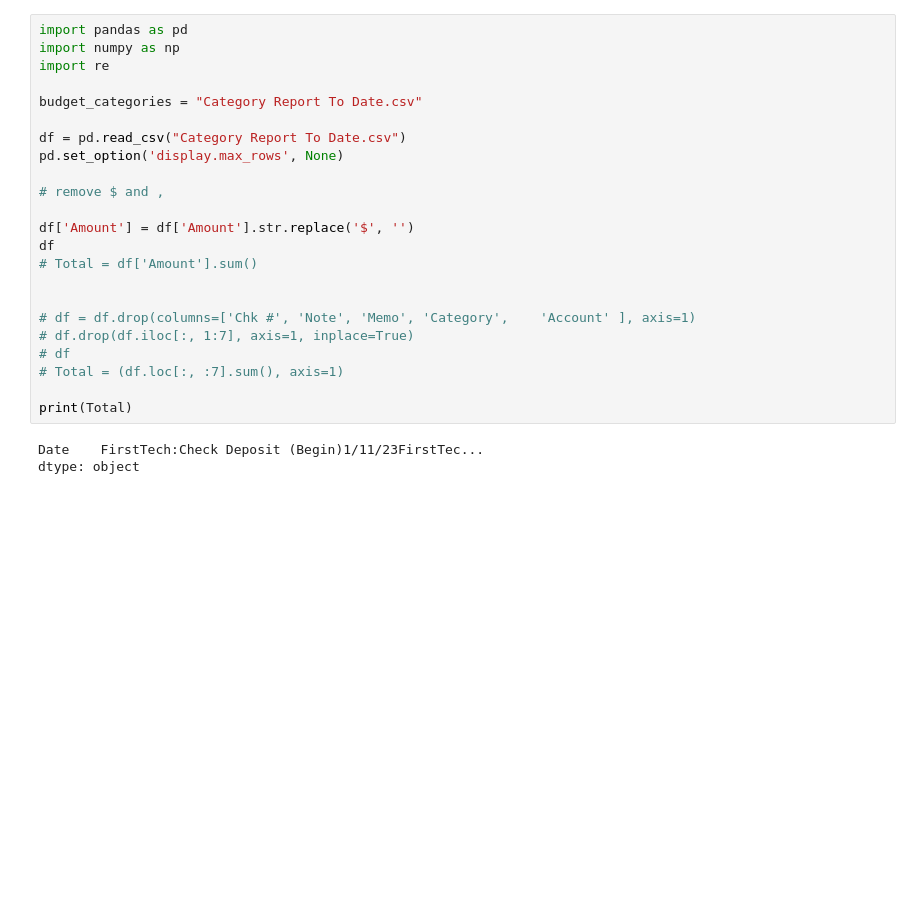
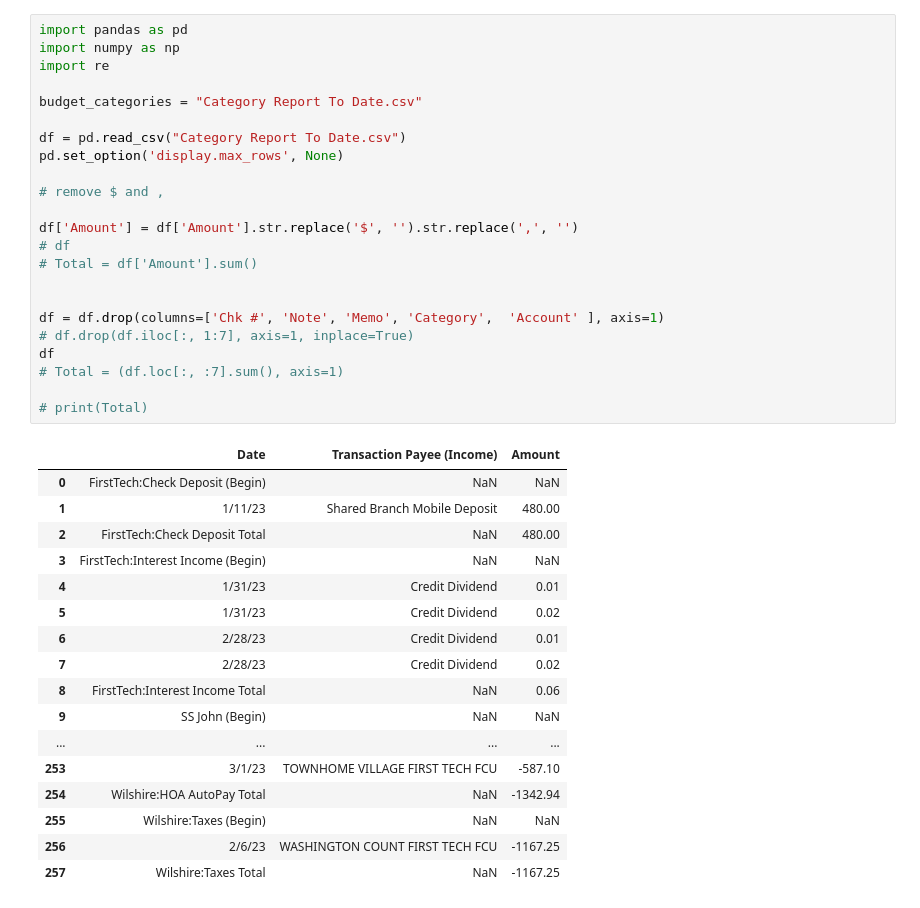
Before and after one commit to JohnTelford/budget_datagories, a Jupyter notebook: budget_categories.ipynb, the cells around one changed output. Saved outputs shown, nothing was run; the diff lists cells and outputs as text; blank space fills up the shorter version.

Commit message:
refactor
Signed-off-by: John <john@johntelford.com>

```diff
--- a/budget_categories.ipynb
+++ b/budget_categories.ipynb
@@ -1,26 +1,41 @@
 # %%
 import pandas as pd
 import numpy as np
 import re
 
 budget_categories = "Category Report To Date.csv"
 
 df = pd.read_csv("Category Report To Date.csv")
 pd.set_option('display.max_rows', None)
 
 # remove $ and ,
 
-df['Amount'] = df['Amount'].str.replace('$', '')
-df
+df['Amount'] = df['Amount'].str.replace('$', '').str.replace(',', '')
+# df
 # Total = df['Amount'].sum()
 
 
-# df = df.drop(columns=['Chk #', 'Note', 'Memo', 'Category',	'Account' ], axis=1)
+df = df.drop(columns=['Chk #', 'Note', 'Memo', 'Category',	'Account' ], axis=1)
 # df.drop(df.iloc[:, 1:7], axis=1, inplace=True)
-# df
+df
 # Total = (df.loc[:, :7].sum(), axis=1)
 
-print(Total)
+# print(Total)
 # %% [output]
-Date    FirstTech:Check Deposit (Begin)1/11/23FirstTec...
-dtype: object
+|  | Date | Transaction Payee (Income) | Amount |
+| 0 | FirstTech:Check Deposit (Begin) | NaN | NaN |
+| 1 | 1/11/23 | Shared Branch Mobile Deposit | 480.00 |
+| 2 | FirstTech:Check Deposit Total | NaN | 480.00 |
+| 3 | FirstTech:Interest Income (Begin) | NaN | NaN |
+| 4 | 1/31/23 | Credit Dividend | 0.01 |
+| 5 | 1/31/23 | Credit Dividend | 0.02 |
+| 6 | 2/28/23 | Credit Dividend | 0.01 |
+| 7 | 2/28/23 | Credit Dividend | 0.02 |
+| 8 | FirstTech:Interest Income Total | NaN | 0.06 |
+| 9 | SS John (Begin) | NaN | NaN |
+| ... | ... | ... | ... |
+| 253 | 3/1/23 | TOWNHOME VILLAGE FIRST TECH FCU | -587.10 |
+| 254 | Wilshire:HOA AutoPay Total | NaN | -1342.94 |
+| 255 | Wilshire:Taxes (Begin) | NaN | NaN |
+| 256 | 2/6/23 | WASHINGTON COUNT FIRST TECH FCU | -1167.25 |
+| 257 | Wilshire:Taxes Total | NaN | -1167.25 |
```
